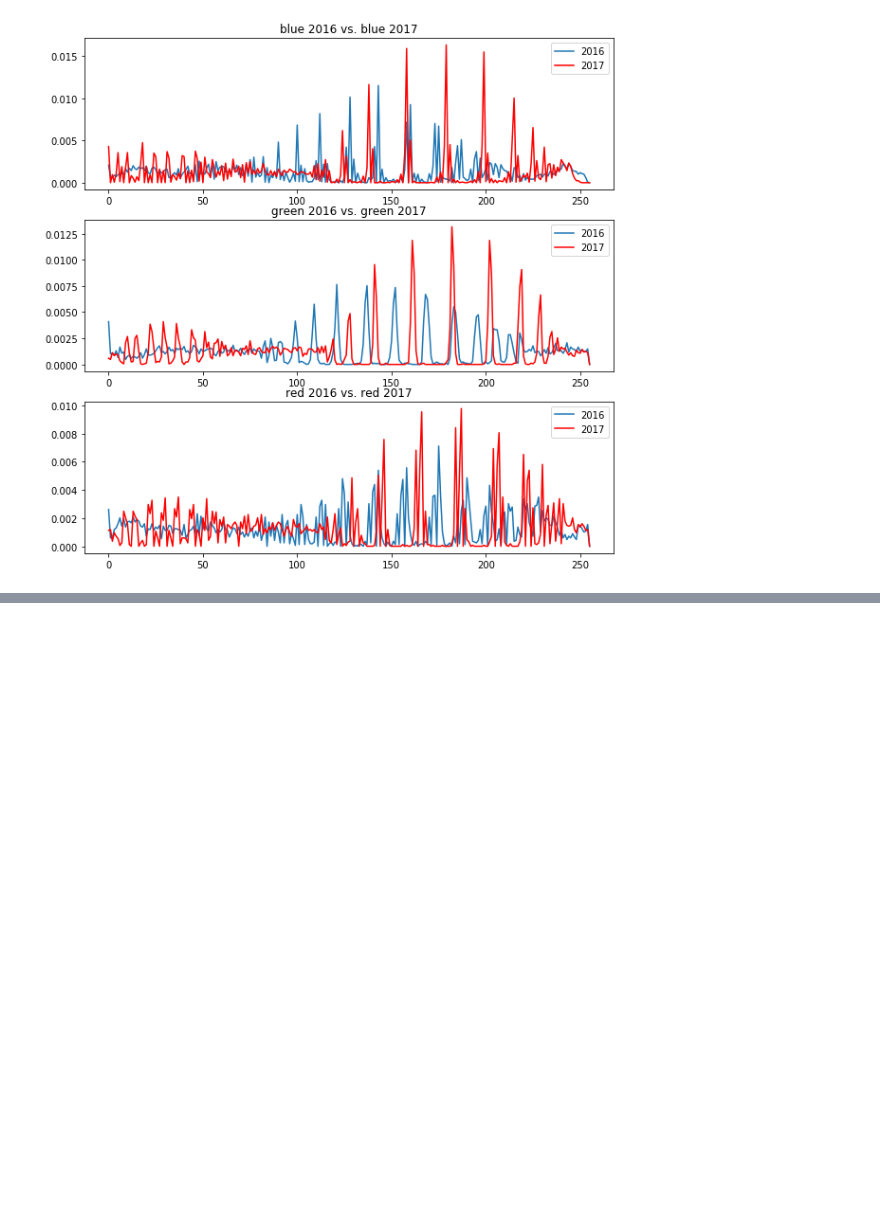
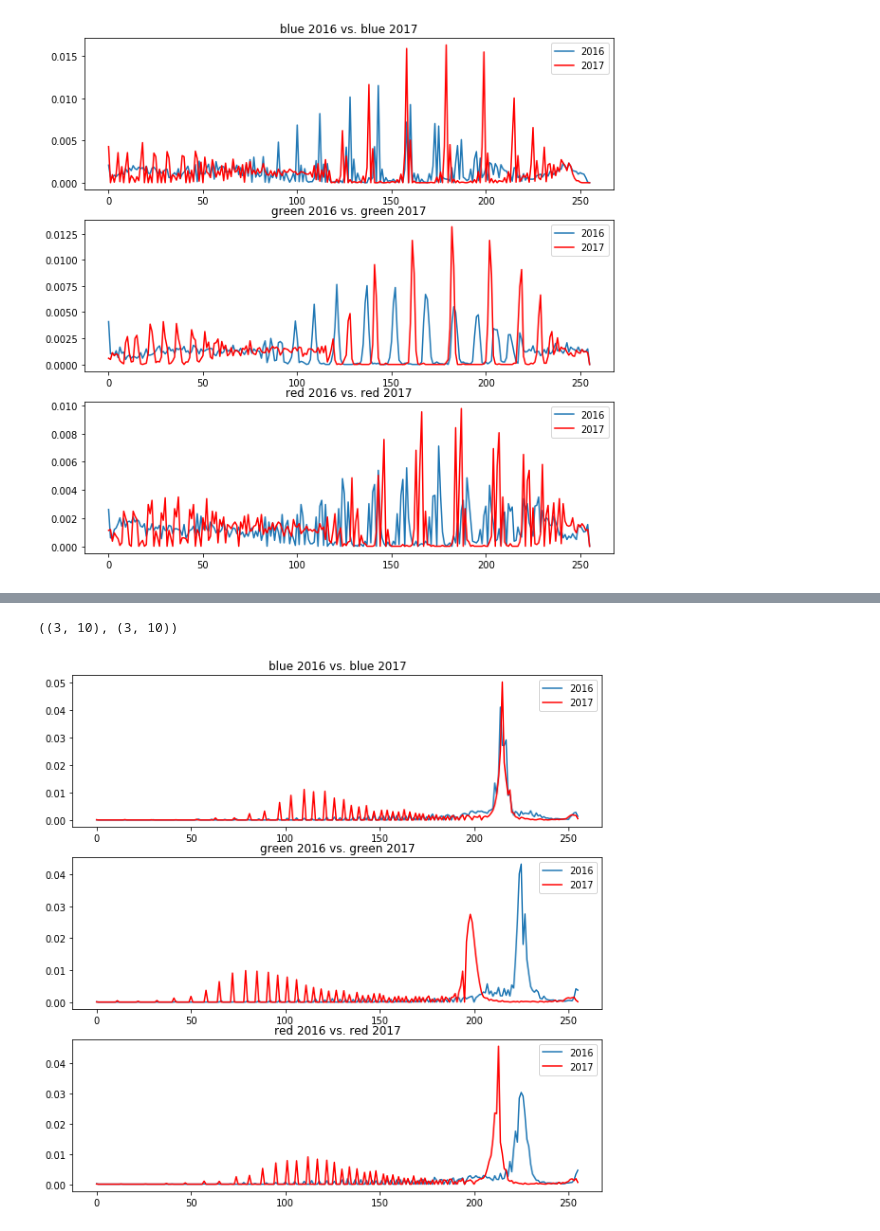
Before and after one commit to thinkpractice/DeepSolaris, a Jupyter notebook: CompareHistogramsYears.ipynb, the cells around one changed output, grey strips where cells are left out. Drawn from its saved outputs; the diff is of its cells as text; code cells hidden in the pictures; blank space fills up the shorter version.

```diff
--- a/CompareHistogramsYears.ipynb
+++ b/CompareHistogramsYears.ipynb
@@ -269,0 +320,16 @@ for i,c in enumerate(["blue", "green", "red"]):
+# %%
+c_hist_2016 = np.array([image_hist(c_2016, i) for i in range(3)]).reshape(3, 256)
+c_hist_2017 = np.array([image_hist(c_2017, i) for i in range(3)]).reshape(3, 256)
+c_hist_2016.shape, c_hist_2017.shape
+# %% [output]
+((3, 10), (3, 10))
+# %%
+_, ax = plt.subplots(3, 1, figsize=(10,10))
+
+for i,c in enumerate(["blue", "green", "red"]):
+    ax[i].set_title("{} 2016 vs. {} 2017".format(c,c))
+    ax[i].plot(c_hist_2016[i, :], label="2016")
+    ax[i].plot(c_hist_2017[i, :], color="r", label="2017")
+    ax[i].legend()
+# %% [output]
+[figure, added]
```
Also changed, not shown: parts of 6 cells of this notebook.
